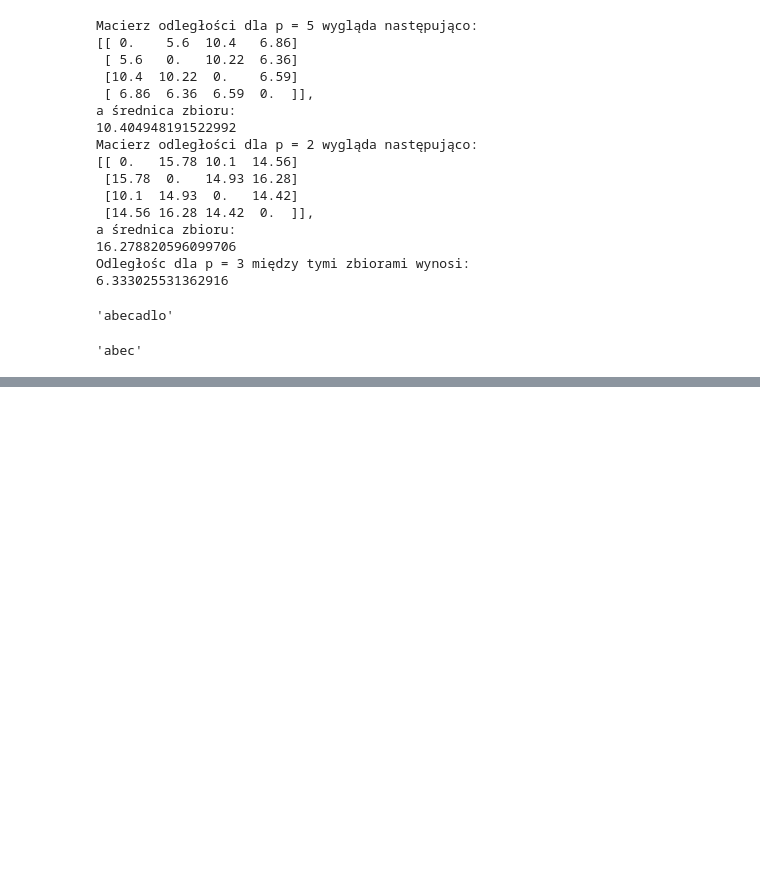
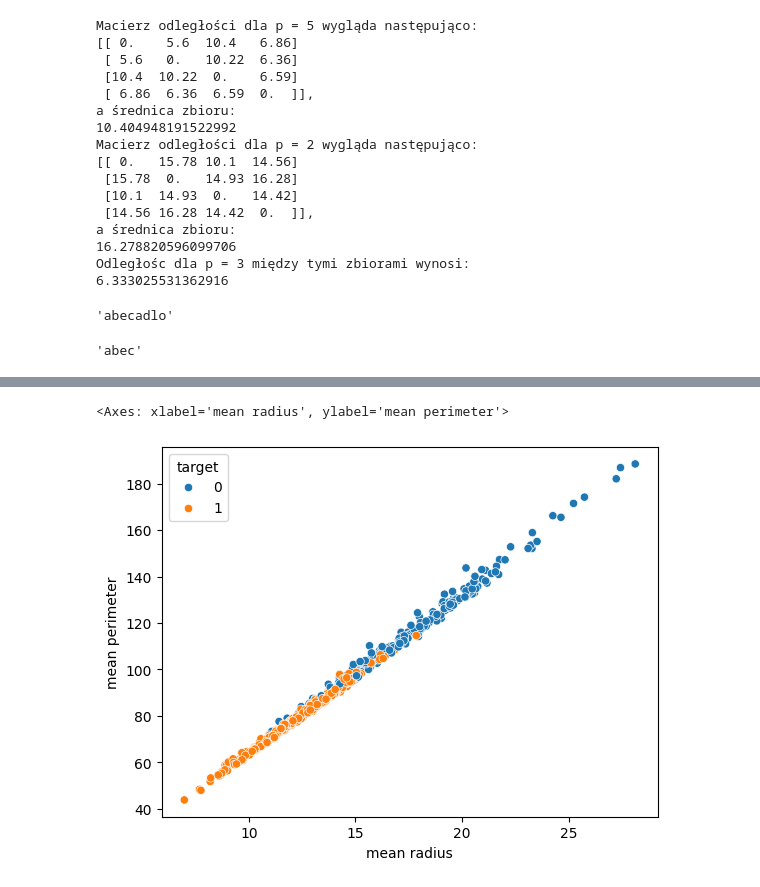
Before and after one commit to Qertal/KursStreamlit, a Jupyter notebook: main.ipynb, the cells around one changed output, grey strips where cells are left out. Saved outputs shown, nothing was run; the diff lists cells and outputs as text; code cells hidden in the pictures; blank space fills up the shorter version.

```diff
--- a/main.ipynb
+++ b/main.ipynb
@@ -73,0 +243,5 @@ test[:-4]
+# %%
+sns.scatterplot(df, x = 'mean radius', y = 'mean perimeter', hue='target')
+# %% [output]
+<Axes: xlabel='mean radius', ylabel='mean perimeter'>
+[figure, added]
```
Also changed, not shown: parts of 33 cells of this notebook, 1 other file.
